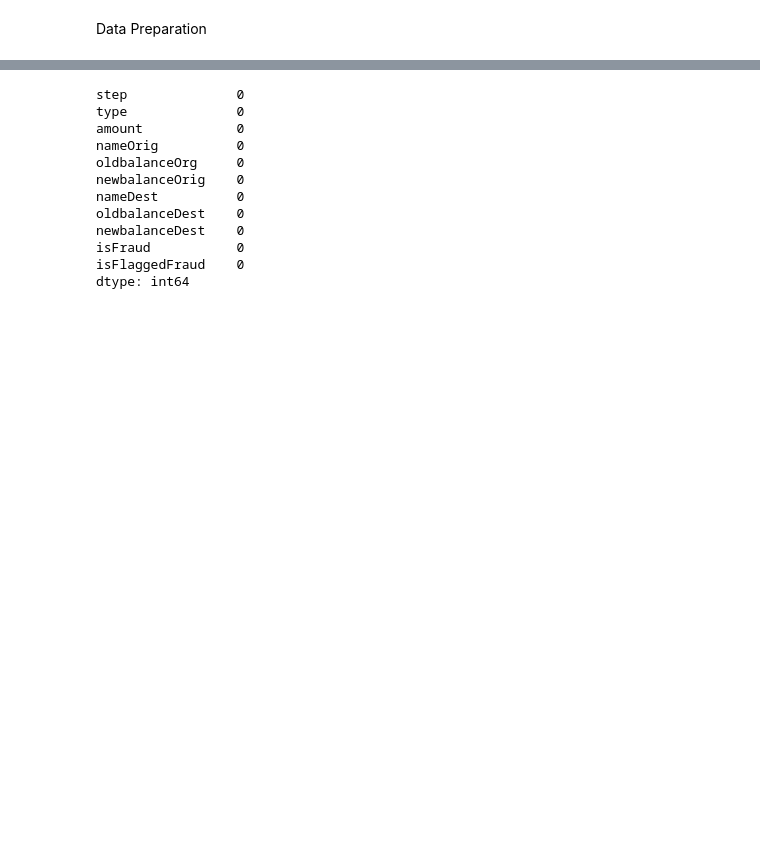
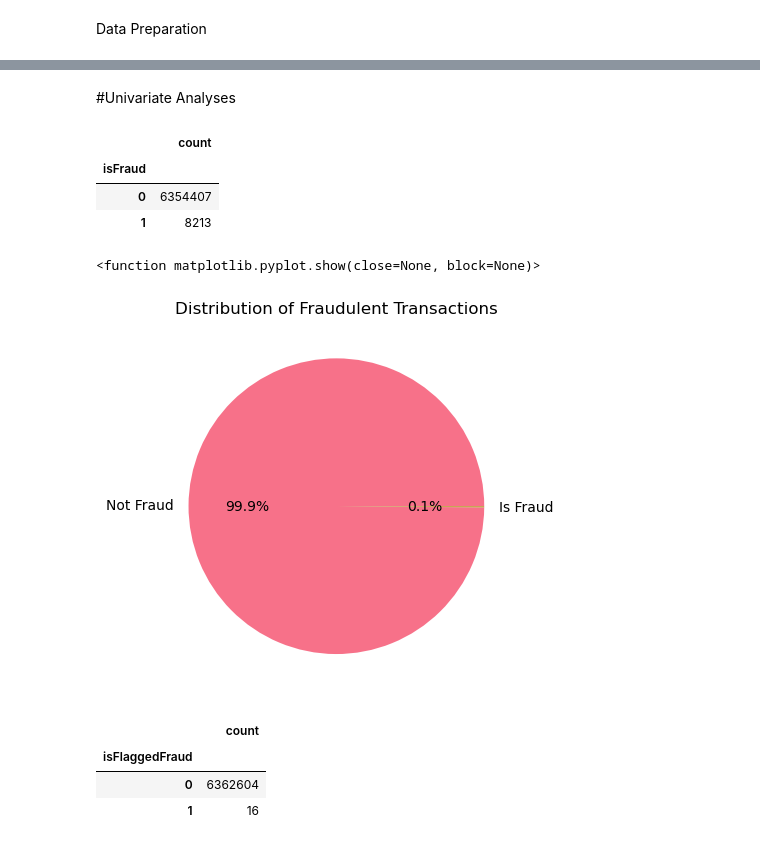
Before and after one commit to Jacqs395/Financial_Fraud, a Jupyter notebook: fin_fraud_eda.ipynb, the cells around one changed output, grey strips where cells are left out. Saved outputs shown, nothing was run; the diff lists cells and outputs as text; code cells hidden in the pictures; blank space fills up the shorter version.

```diff
--- a/fin_fraud_eda.ipynb
+++ b/fin_fraud_eda.ipynb
@@ -90,16 +150,0 @@ df.head()
-# %%
-# check for missing values
-df.isnull().sum()
-# %% [output]
-step              0
-type              0
-amount            0
-nameOrig          0
-oldbalanceOrg     0
-newbalanceOrig    0
-nameDest          0
-oldbalanceDest    0
-newbalanceDest    0
-isFraud           0
-isFlaggedFraud    0
-dtype: int64
@@ -109,0 +151,40 @@ dtype: int64
+# %% [markdown]
+#Univariate Analyses
+# %%
+# value count for "isFraud"
+type_counts = df.value_counts("isFraud")
+type_counts.to_frame()
+# %% [output]
+|  | count |
+| isFraud |  |
+| 0 | 6354407 |
+| 1 | 8213 |
+# %%
+#sns.countplot(data=df, x='isFraud')
+#plt.xlabel('Is Fraud')
+#plt.ylabel('Count')
+#plt.title('Distribution of Fraudulent Transactions')
+
+# input value counts for "type", to create visual
+size = [6354407, 8213]
+label = ('Not Fraud', 'Is Fraud')
+
+# create pie chart & title
+plt.pie(size, labels=label, autopct='%1.1f%%', colors=sns.color_palette("husl"))
+
+plt.title ("Distribution of Fraudulent Transactions")
+
+# display pie chart
+plt.show
+# %% [output]
+<function matplotlib.pyplot.show(close=None, block=None)>
+[figure, added]
+# %%
+# value count for "isFlaggedFraud"
+type_counts=df.value_counts('isFlaggedFraud')
+type_counts.to_frame()
+# %% [output]
+|  | count |
+| isFlaggedFraud |  |
+| 0 | 6362604 |
+| 1 | 16 |
```
Also changed, not shown: parts of 16 cells of this notebook.
